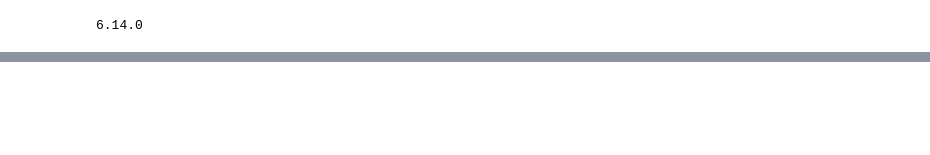
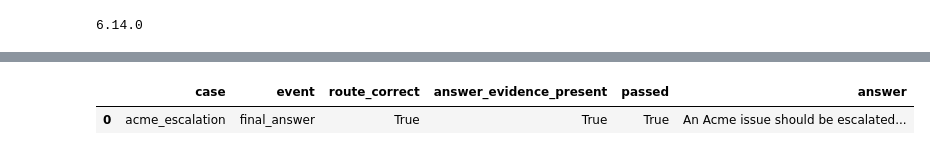
Before and after one commit to aytugkaya/docsearch, a Jupyter notebook: starter.ipynb, the cells around one changed output, grey strips where cells are left out. Saved outputs shown, nothing was run; the diff lists cells and outputs as text; code cells hidden in the pictures; blank space fills up the shorter version.

```diff
--- a/starter.ipynb
+++ b/starter.ipynb
@@ -835,0 +1029,51 @@ print(gr.__version__)
+# %%
+LIVE_EVAL_CASES = [
+    {
+        'name': 'acme_escalation',
+        'query': 'How quickly should an Acme issue be escalated?',
+        'rows': [('Acme', 'Acme North', '/eval/acme.docx')],
+        'sop_text': 'Escalate any unresolved issue to the on-call lead within 2 business hours.',
+        'expected_link': '/eval/acme.docx',
+        'required_answer_terms': ['2', 'business hours'],
+    },
+]
+
+def _normalize_eval_text(text):
+    return re.sub(r'\s+', ' ', text.casefold().replace('two', '2')).strip()
+
+async def run_live_eval(cases=LIVE_EVAL_CASES):
+    if not os.getenv('OPENAI_API_KEY'):
+        raise RuntimeError('Set OPENAI_API_KEY before running live model evaluations.')
+
+    reports = []
+    for case in cases:
+        fixture_table = _eval_table(case['rows'])
+        with patch.dict(globals(), {
+            'ROOT_INDEX_PATH': '/eval/live-root.xlsx',
+            'load_small_table': lambda path: fixture_table.copy(),
+            'read_docx_text': lambda path: case['sop_text'],
+        }):
+            result = await handle_turn(case['query'], None)
+
+        normalized_answer = _normalize_eval_text(result.assistant_text)
+        route_correct = result.state.selected_link == case['expected_link']
+        answer_evidence_present = all(
+            _normalize_eval_text(term) in normalized_answer
+            for term in case['required_answer_terms']
+        )
+        reports.append({
+            'case': case['name'],
+            'event': result.event_type,
+            'route_correct': route_correct,
+            'answer_evidence_present': answer_evidence_present,
+            'passed': route_correct and answer_evidence_present,
+            'answer': result.assistant_text,
+        })
+    return pd.DataFrame(reports)
+
+# Opt in explicitly; this makes live model calls and may incur API charges.
+live_results = await run_live_eval()
+display(live_results)
+# %% [output]
+|  | case | event | route_correct | answer_evidence_present | passed | answer |
+| 0 | acme_escalation | final_answer | True | True | True | An Acme issue should be escalated... |
```
Also changed, not shown: parts of 8 cells of this notebook, 9 other files.
